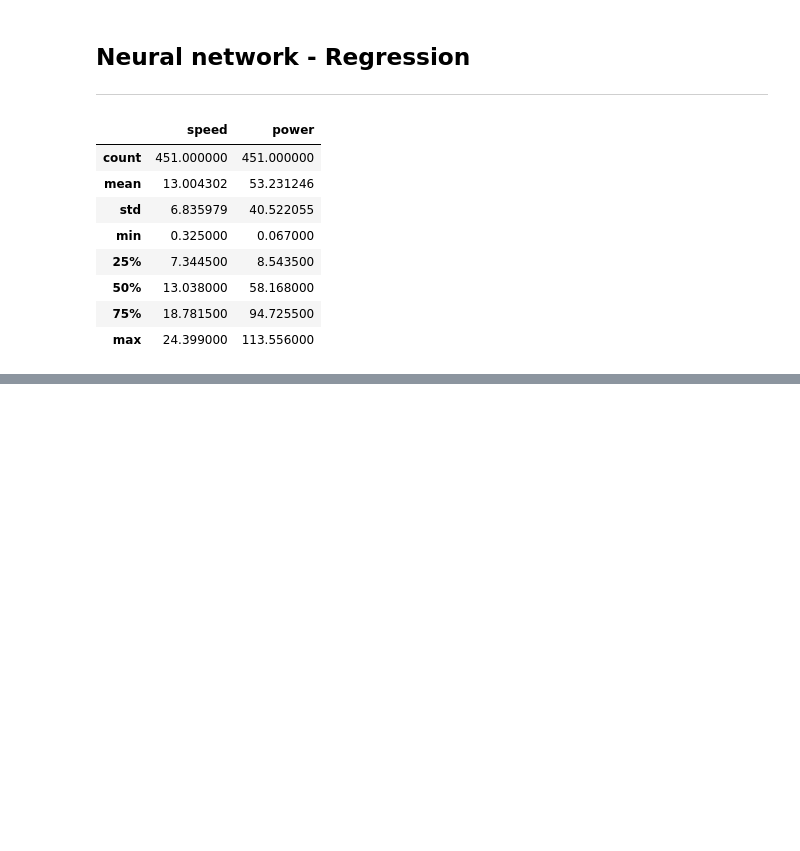
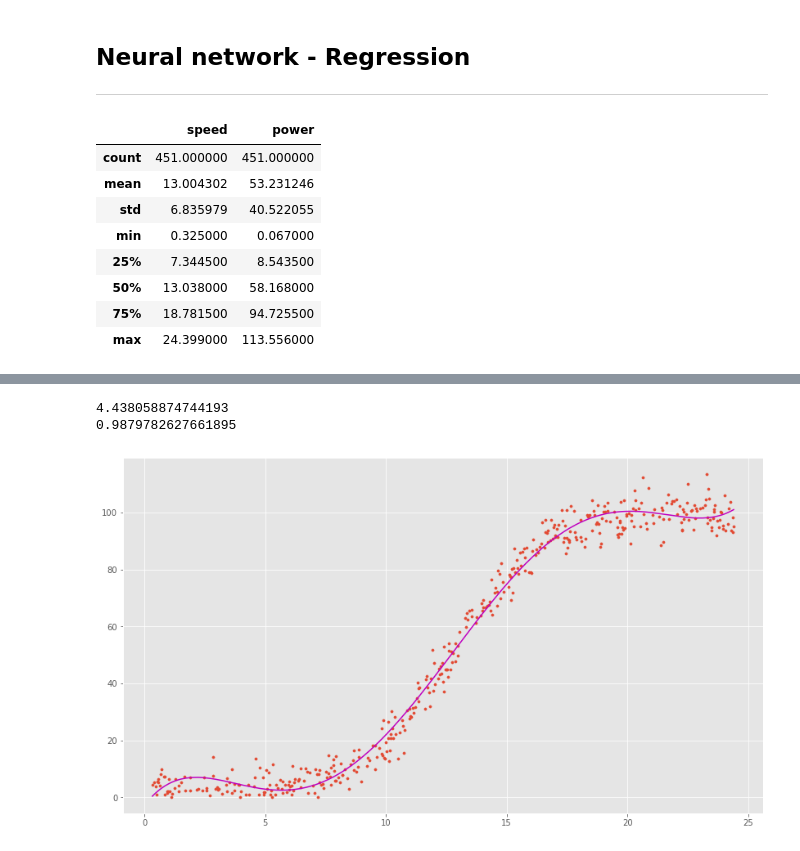
Before and after one commit to colm-o-caoimh/MachineLearning, a Jupyter notebook: mls_project2020.ipynb, the cells around one changed output, grey strips where cells are left out. Cells and saved outputs as stored; diff of their text form; code cells hidden in the pictures; blank space fills up the shorter version.

```diff
--- a/mls_project2020.ipynb
+++ b/mls_project2020.ipynb
@@ -315,0 +375,30 @@ array([[62.99443]], dtype=float32)
+# %%
+lin_x = pp.speed[:, np.newaxis]
+lin_y = pp.power[:, np.newaxis]
+# %%
+polynomial_features= PolynomialFeatures(degree=5)
+x_poly = polynomial_features.fit_transform(lin_x)
+# %%
+lin_model = LinearRegression()
+lin_model.fit(x_poly, lin_y)
+y_poly_pred = lin_model.predict(x_poly)
+# %%
+
+rmse = np.sqrt(mean_squared_error(lin_y,y_poly_pred))
+r2 = r2_score(lin_y,y_poly_pred)
+print(rmse)
+print(r2)
+# %% [output]
+4.438058874744193
+0.9879782627661895
+# %%
+
+plt.scatter(lin_x, lin_y, s=10)
+# sort the values of x before line plot
+# sort_axis = operator.itemgetter(0)
+# sorted_zip = sorted(zip(x,y_poly_pred), key=sort_axis)
+# x, y_poly_pred = zip(*sorted_zip)
+plt.plot(lin_x, y_poly_pred, color='m')
+plt.show()
+# %% [output]
+[figure, added]
```
Also changed, not shown: parts of 31 cells of this notebook, 3 other files.
